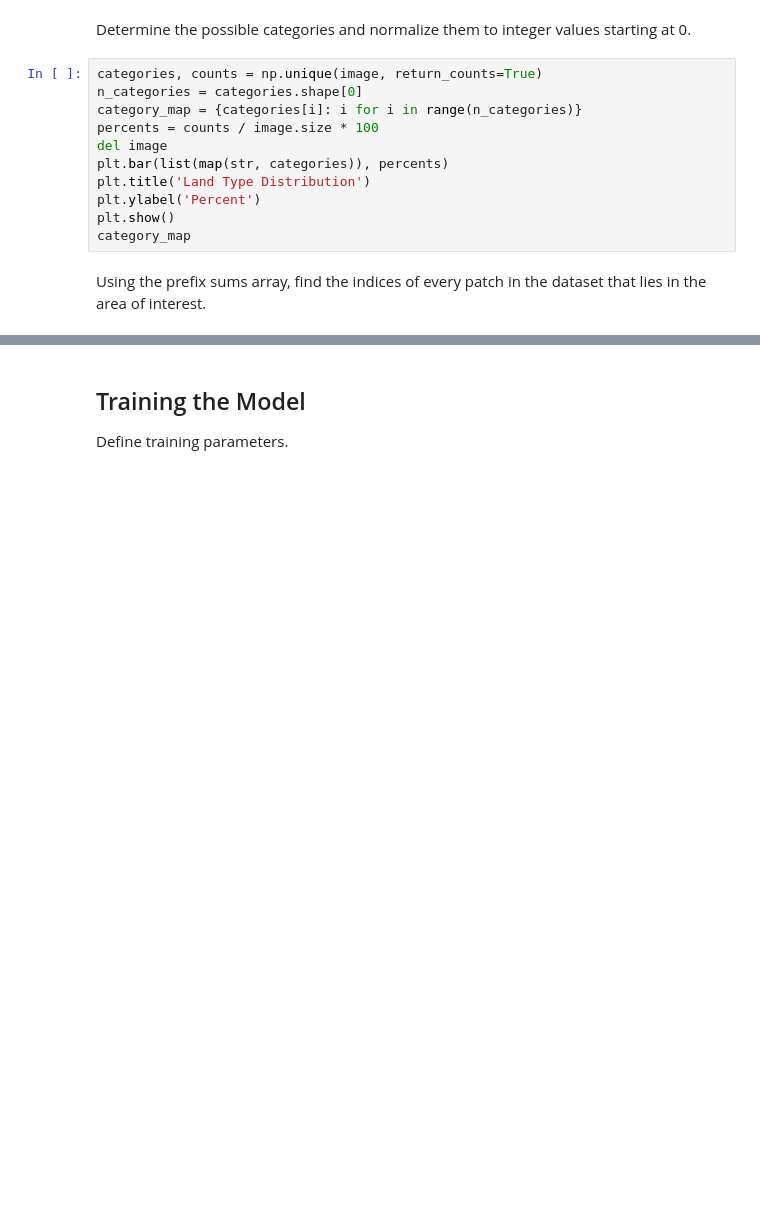
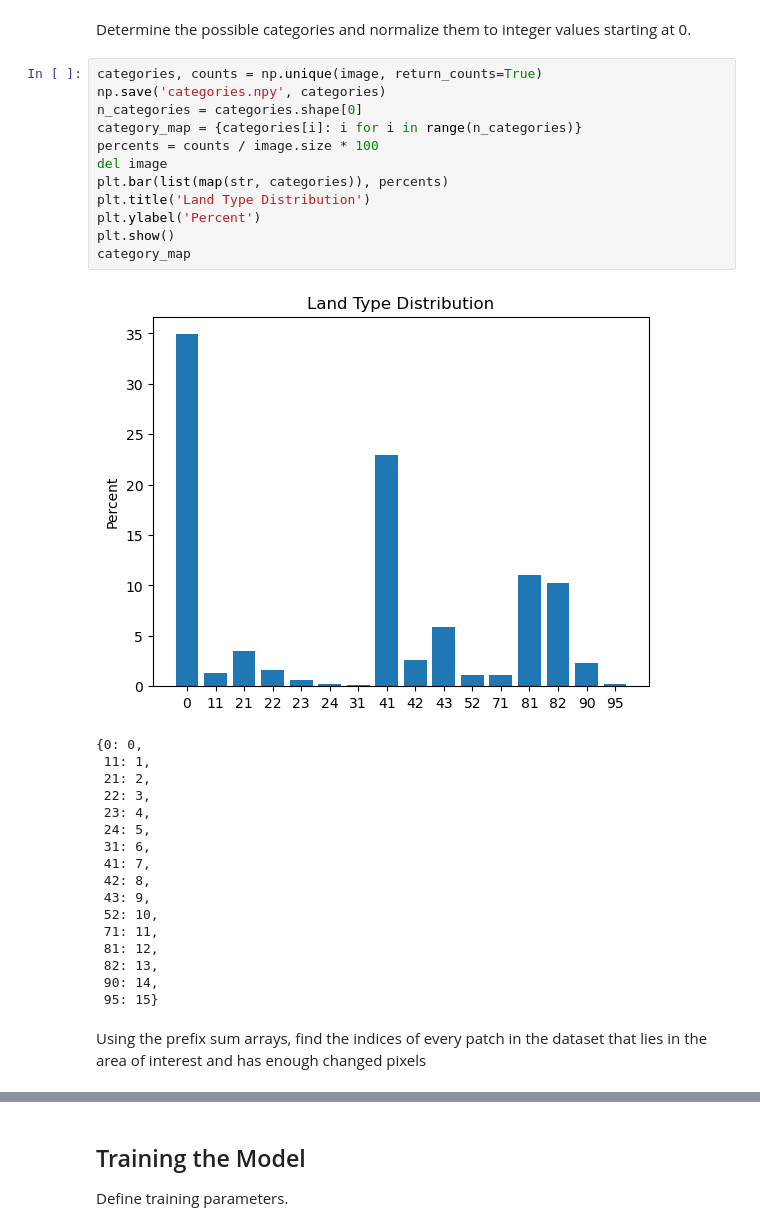
Before and after one commit to VandyDataScience/land-trust-3, a Jupyter notebook: ConvLSTMPatches.ipynb, the cells around one changed output, grey strips where cells are left out. Cells and saved outputs as stored; diff of their text form; blank space fills up the shorter version.

```diff
--- a/ConvLSTMPatches.ipynb
+++ b/ConvLSTMPatches.ipynb
@@ -54,17 +80,36 @@ def get_zero_pixels(i, j):
 Determine the possible categories and normalize them to integer values starting at 0.
 # %%
 categories, counts = np.unique(image, return_counts=True)
+np.save('categories.npy', categories)
 n_categories = categories.shape[0]
 category_map = {categories[i]: i for i in range(n_categories)}
 percents = counts / image.size * 100
 del image
 plt.bar(list(map(str, categories)), percents)
 plt.title('Land Type Distribution')
 plt.ylabel('Percent')
 plt.show()
 category_map
+# %% [output]
+[figure, added]
+{0: 0,
+ 11: 1,
+ 21: 2,
+ 22: 3,
+ 23: 4,
+ 24: 5,
+ 31: 6,
+ 41: 7,
+ 42: 8,
+ 43: 9,
+ 52: 10,
+ 71: 11,
+ 81: 12,
+ 82: 13,
+ 90: 14,
+ 95: 15}
 # %% [markdown]
-Using the prefix sums array, find the indices of every patch in the dataset that lies in the area of interest.
+Using the prefix sum arrays, find the indices of every patch in the dataset that lies in the area of interest and has enough changed pixels
 # %%
 indices = []
 for i in range(0, images.shape[1] - PATCH_SIZE, OVERLAP_SIZE):
```
Also changed, not shown: parts of 20 cells of this notebook, 1 other file.
